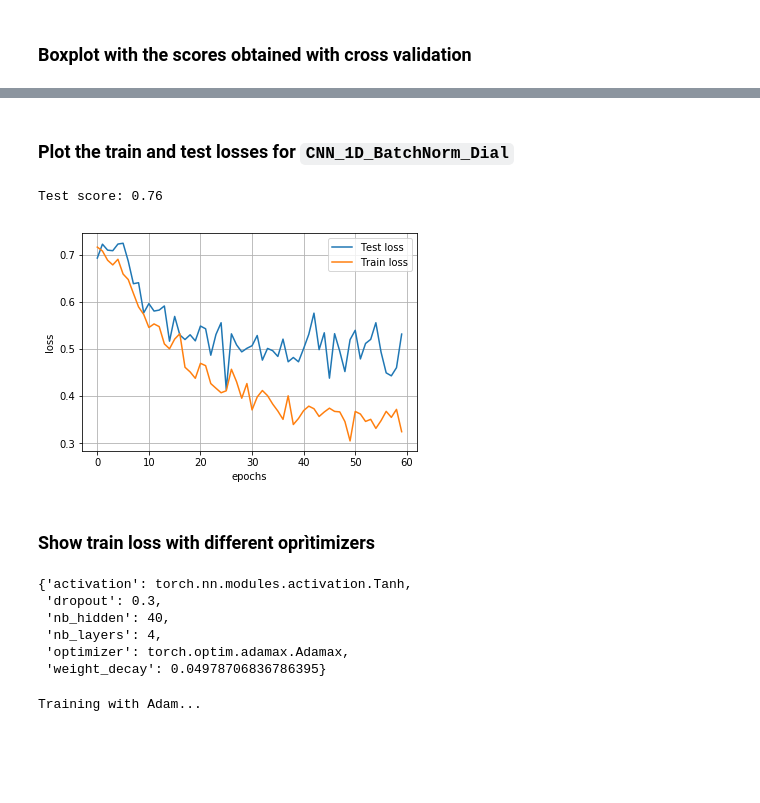
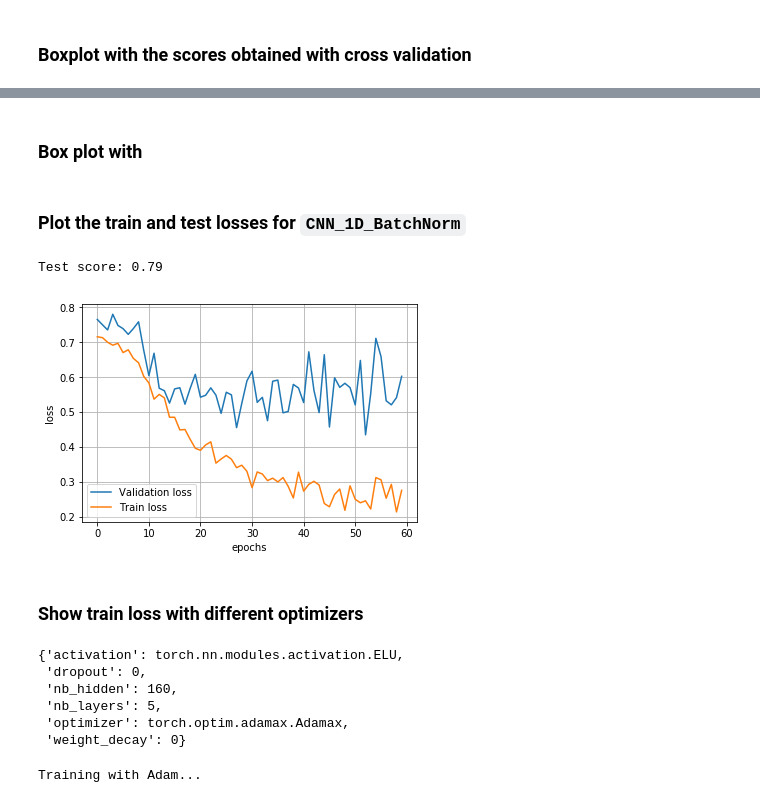
Before and after one commit to NiccoloSacchi/predict-finger-movement, a Jupyter notebook: final_models.ipynb, the cells around one changed output, grey strips where cells are left out. Drawn from its saved outputs; the diff is of its cells as text; code cells hidden in the pictures; blank space fills up the shorter version.

```diff
--- a/final_models.ipynb
+++ b/final_models.ipynb
@@ -280,49 +319,55 @@ plt.savefig("img/cross_val_scores")
+# %% [markdown]
+### Box plot with
 # %% [markdown]
-### Plot the train and test losses for `CNN_1D_BatchNorm_Dial`
+### Plot the train and test losses for `CNN_1D_BatchNorm`
 # %%
-params, crossval_scores = load_best_params_and_scores(CNN_1D_BatchNorm_Dial)
+params, crossval_scores = load_best_params_and_scores(CNN_1D_BatchNorm)
 
-X_tr, y_tr = CNN_1D_BatchNorm_Dial.prepare_data(train)
+X_tr, y_tr = CNN_1D_BatchNorm.prepare_data(train)
 X_tr, y_tr = X_tr.to(device), y_tr.to(device)
 
-X_te, y_te = CNN_1D_BatchNorm_Dial.prepare_data(test)
+X_te, y_te = CNN_1D_BatchNorm.prepare_data(test)
 X_te, y_te = X_te.to(device), y_te.to(device)
 
-model = CNN_1D_BatchNorm_Dial(**params)
+model = CNN_1D_BatchNorm(**params)
 model.to(device)
 
 model.fit(X_tr, y_tr, X_te, y_te, epochs=60, callbacks=[keep_best_model], verbose=False)
 print("Test score:", model.score(X_te, y_te))
 # %% [output]
-Test score: 0.76
+Test score: 0.79
 # %%
 epochs = list(range(len(model.history.test_losses)))
-plt.plot(epochs, model.history.test_losses, label='Test loss')
+plt.plot(epochs, model.history.test_losses, label='Validation loss')
 plt.plot(epochs, model.history.train_losses, label='Train loss')
 plt.grid()
 plt.xlabel("epochs")
 plt.ylabel("loss")
 plt.legend()
 
 plt.savefig("img/train_test_losses")
 # %% [output]
-[figure, old version]
+[figure, new version]
 # %% [markdown]
-### Show train loss with different oprìtimizers
+### Show train loss with different optimizers
 # %%
-params, crossval_scores = load_best_params_and_scores(CNN_1D_BatchNorm_Dial)
+params, crossval_scores = load_best_params_and_scores(CNN_1D_BatchNorm)
 
-X_tr, y_tr = CNN_1D_BatchNorm_Dial.prepare_data(train)
+X_tr, y_tr = CNN_1D_BatchNorm.prepare_data(train)
 X_tr, y_tr = X_tr.to(device), y_tr.to(device)
 
-X_te, y_te = CNN_1D_BatchNorm_Dial.prepare_data(test)
+X_te, y_te = CNN_1D_BatchNorm.prepare_data(test)
 X_te, y_te = X_te.to(device), y_te.to(device)
+
+# remove regularitations (we are only interested in seeing how well the train loss is optimized)
+params['weight_decay'] = 0
+params['dropout'] = 0
 params
 # %% [output]
-{'activation': torch.nn.modules.activation.Tanh,
- 'dropout': 0.3,
- 'nb_hidden': 40,
- 'nb_layers': 4,
+{'activation': torch.nn.modules.activation.ELU,
+ 'dropout': 0,
+ 'nb_hidden': 160,
+ 'nb_layers': 5,
  'optimizer': torch.optim.adamax.Adamax,
- 'weight_decay': 0.04978706836786395}
+ 'weight_decay': 0}
 # %%
```
Also changed, not shown: parts of 17 cells of this notebook, 54 other files.
